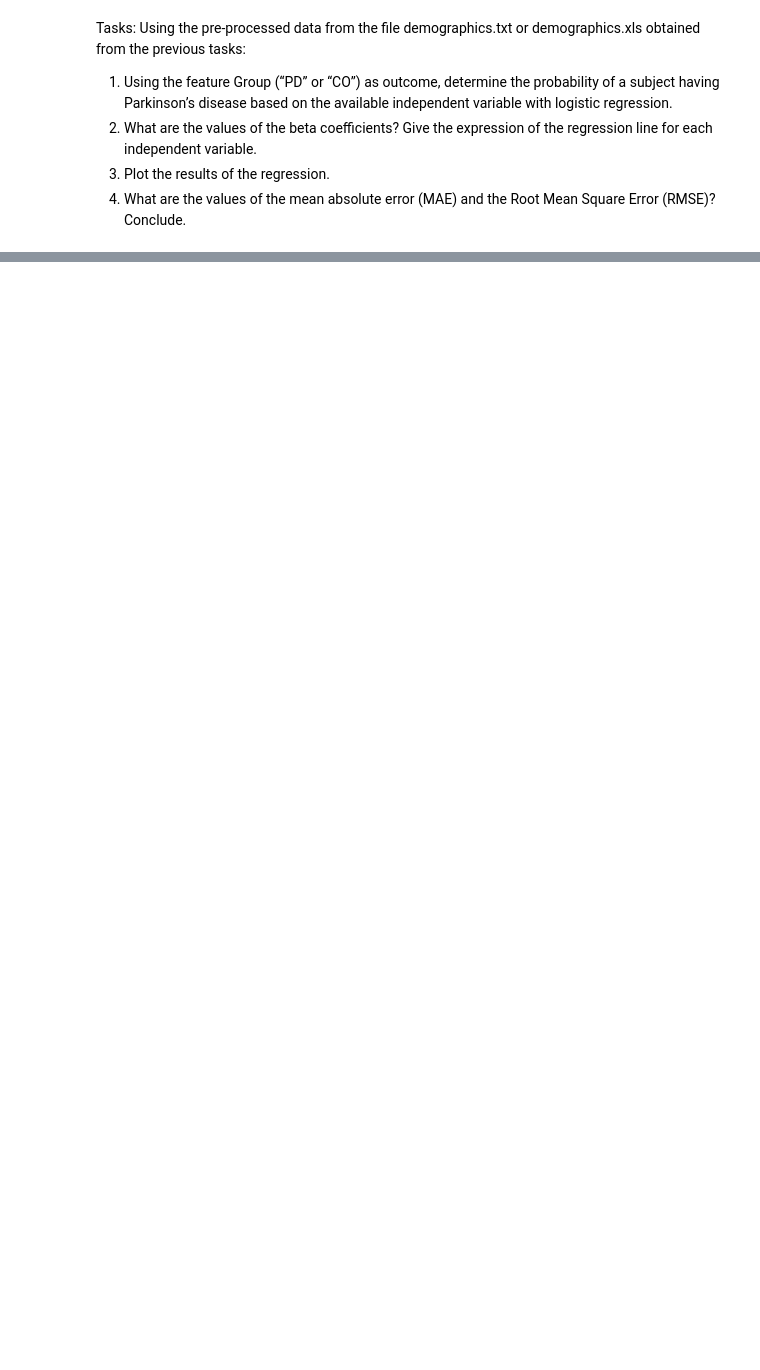
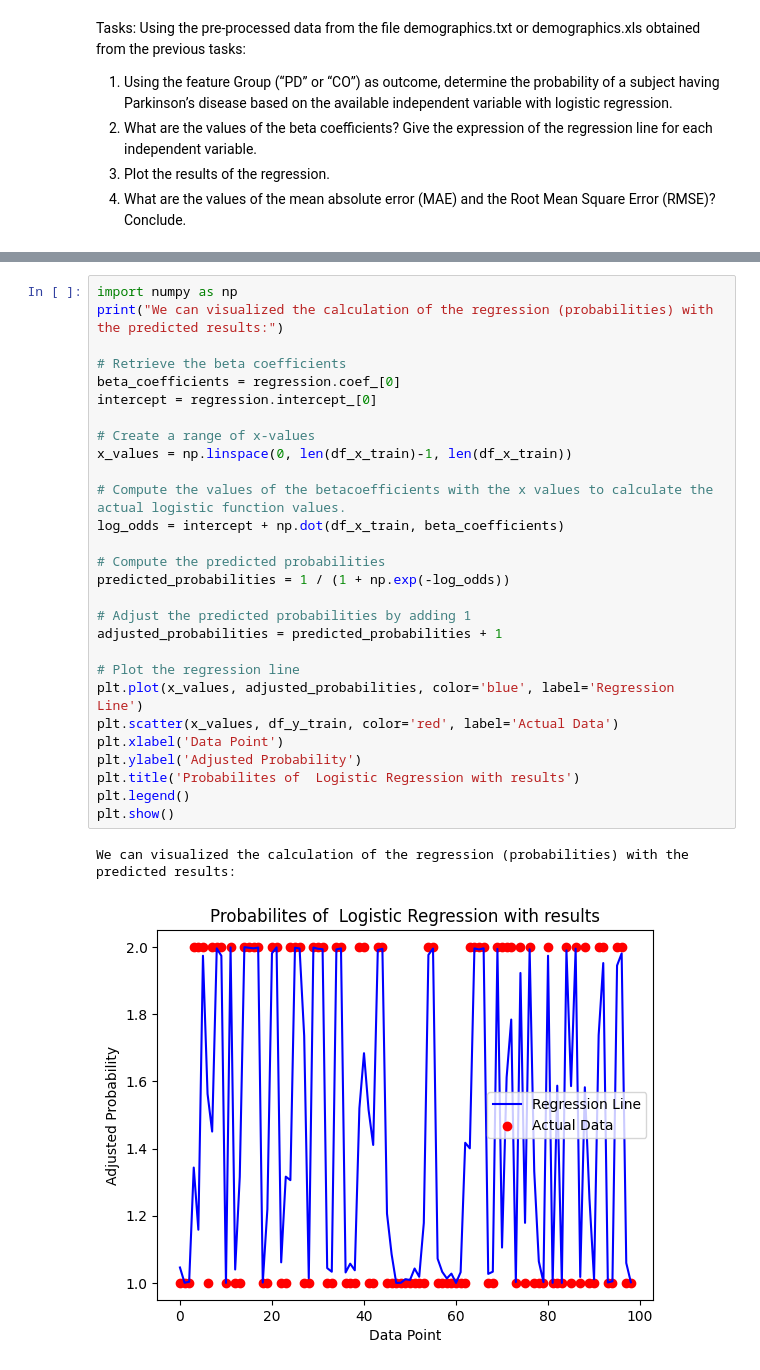
Before and after one commit to AnnemarieWittig/AI-in-Healthcare, a Jupyter notebook: task_two/task_two.ipynb, the cells around one changed output, grey strips where cells are left out. Saved outputs shown, nothing was run; the diff lists cells and outputs as text; blank space fills up the shorter version.

```diff
--- a/task_two/task_two.ipynb
+++ b/task_two/task_two.ipynb
@@ -153 +190,32 @@ Beta Coefficients:
+# %%
+import numpy as np
+print("We can visualized the calculation of the regression (probabilities) with the predicted results:")
+
+# Retrieve the beta coefficients
+beta_coefficients = regression.coef_[0]
+intercept = regression.intercept_[0]
+
+# Create a range of x-values
+x_values = np.linspace(0, len(df_x_train)-1, len(df_x_train))
+
+# Compute the values of the betacoefficients with the x values to calculate the actual logistic function values.
+log_odds = intercept + np.dot(df_x_train, beta_coefficients)
+
+# Compute the predicted probabilities
+predicted_probabilities = 1 / (1 + np.exp(-log_odds))
+
+# Adjust the predicted probabilities by adding 1
+adjusted_probabilities = predicted_probabilities + 1
+
+# Plot the regression line
+plt.plot(x_values, adjusted_probabilities, color='blue', label='Regression Line')
+plt.scatter(x_values, df_y_train, color='red', label='Actual Data')
+plt.xlabel('Data Point')
+plt.ylabel('Adjusted Probability')
+plt.title('Probabilites of  Logistic Regression with results')
+plt.legend()
+plt.show()
+# %% [output]
+We can visualized the calculation of the regression (probabilities) with the predicted results:
+[figure, added]
 # %%
```
Also changed, not shown: parts of 8 cells of this notebook, 7 other files.
